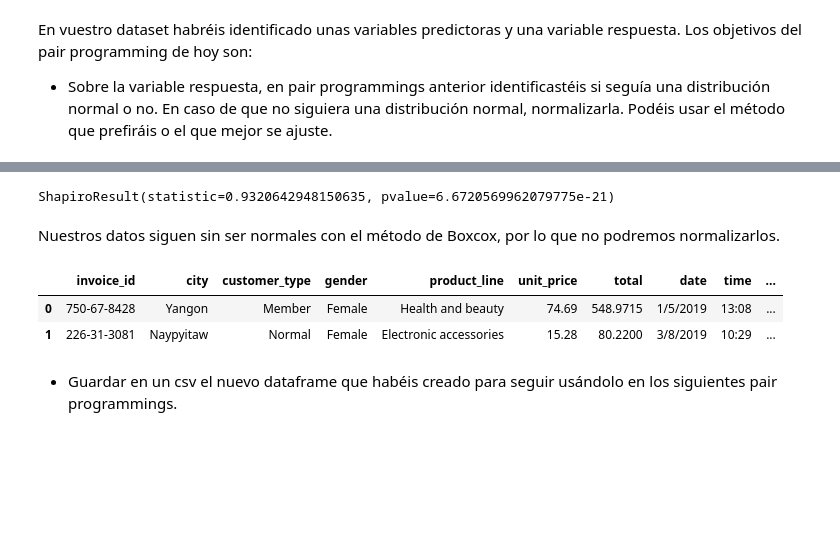
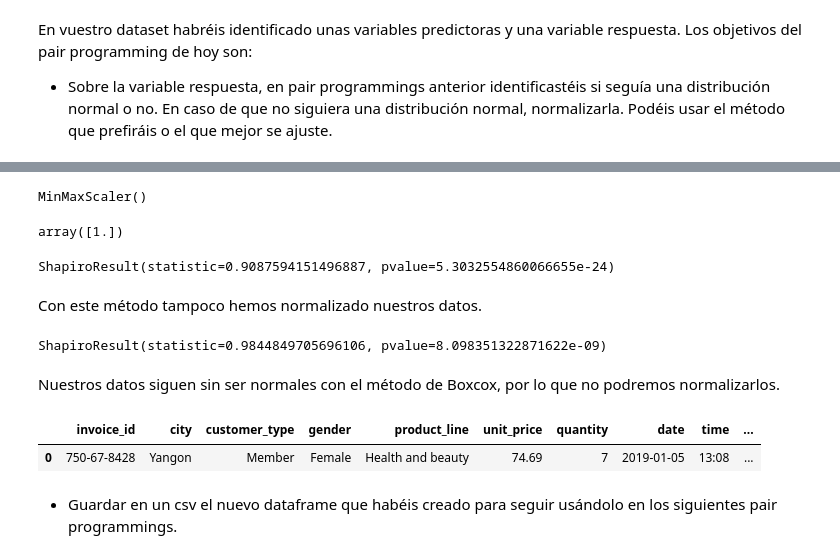
Before and after one commit to NataliaBarquin/Adalab_Pair_programming_5_machine_learning, a Jupyter notebook: Pair_ML5_normalizacion.ipynb, the cells around one changed output, grey strips where cells are left out. Cells and saved outputs as stored; diff of their text form; code cells hidden in the pictures; blank space fills up the shorter version.

```diff
--- a/Pair_ML5_normalizacion.ipynb
+++ b/Pair_ML5_normalizacion.ipynb
@@ -34,0 +50,4 @@ ShapiroResult(statistic=0.8727496862411499, pvalue=8.974156576469067e-28)
+# %%
+#Probamos con el método raiz cuadrada.
+
+df["total_raiz2"] = df["total"].apply(lambda x: math.sqrt(x))
@@ -35 +62,22 @@ ShapiroResult(statistic=0.8727496862411499, pvalue=8.974156576469067e-28)
+# %%
+numericas = df.select_dtypes(include = np.number)
+minmax = MinMaxScaler()
+minmax.fit(df[['total']])
+# %% [output]
+MinMaxScaler()
+# %%
+X_normalizadas = minmax.transform(df[["total"]])
+X_normalizadas.min(axis=0)
+X_normalizadas.max(axis=0)
+# %% [output]
+array([1.])
+# %%
+numericas_minmax = pd.DataFrame(X_normalizadas, columns = ["total_minmax"])
+df["total_minmax"] = numericas_minmax
+# %%
+stats.shapiro(df["total_minmax"])
+# %% [output]
+ShapiroResult(statistic=0.9087594151496887, pvalue=5.3032554860066655e-24)
+# %% [markdown]
+Con este método tampoco hemos normalizado nuestros datos.
 # %%
@@ -39,18 +87,17 @@ df['quantity_boxcox'], lambda_ajustada = stats.boxcox(df['quantity'])
 # %%
-stats.shapiro(df['quantity_boxcox'])
+stats.shapiro(df['total_boxcox'])
 # %% [output]
-ShapiroResult(statistic=0.9320642948150635, pvalue=6.6720569962079775e-21)
+ShapiroResult(statistic=0.9844849705696106, pvalue=8.098351322871622e-09)
 # %% [markdown]
 Nuestros datos siguen sin ser normales con el método de Boxcox, por lo que no podremos normalizarlos.
 # %%
-#Nos quedamos solamente con el valor de quantity resultante de aplicar el box-cox
+#Nos quedamos solamente con el valor de total resultante de aplicar el box-cox, porque es el que nos ha dado mejor resultado.
 
-df = df.drop(['quantity', 'quantity_log'], axis = 1)
-df.head(2)
+df = df.drop(["total", "total_manual", "total_log", "total_raiz2", "total_minmax"], axis = 1)
+df.head(1)
 # %% [output]
-|  | invoice_id | city | customer_type | gender | product_line | unit_price | total | date | time | ... |
-| 0 | 750-67-8428 | Yangon | Member | Female | Health and beauty | 74.69 | 548.9715 | 1/5/2019 | 13:08 | ... |
-| 1 | 226-31-3081 | Naypyitaw | Normal | Female | Electronic accessories | 15.28 | 80.2200 | 3/8/2019 | 10:29 | ... |
+|  | invoice_id | city | customer_type | gender | product_line | unit_price | quantity | date | time | ... |
+| 0 | 750-67-8428 | Yangon | Member | Female | Health and beauty | 74.69 | 7 | 2019-01-05 | 13:08 | ... |
 # %% [markdown]
 - Guardar en un csv el nuevo dataframe que habéis creado para seguir usándolo en los siguientes pair programmings.
 # %%
```
Also changed, not shown: parts of 13 cells of this notebook, 7 other files.
